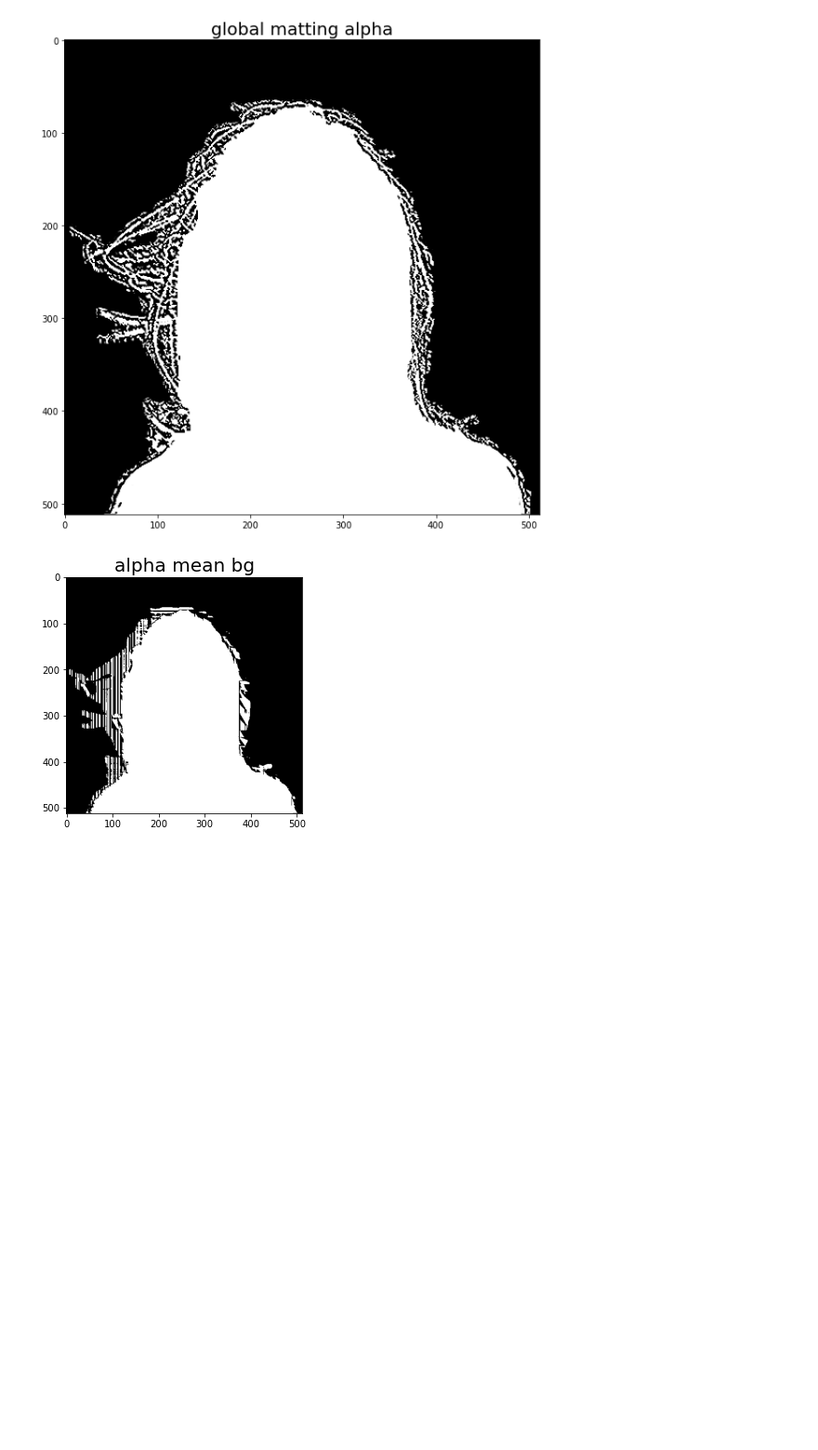
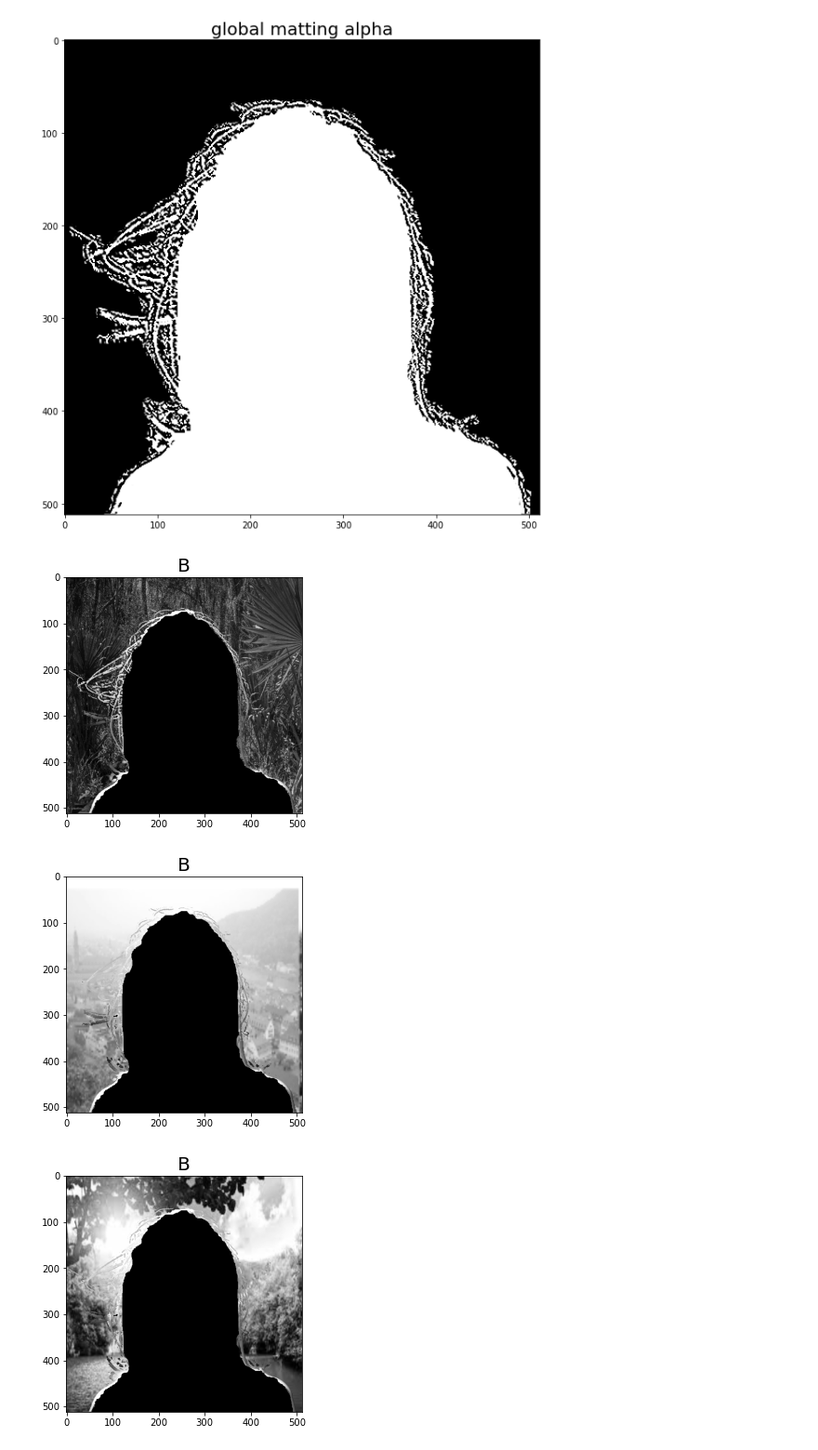
Before and after one commit to avani17101/Poisson-Matting, a Jupyter notebook: src/Matting-applications.ipynb, the cells around one changed output. Shown at 93% size. Drawn from its saved outputs; the diff is of its cells as text; code cells hidden in the pictures; blank space fills up the shorter version.

```diff
--- a/src/Matting-applications.ipynb
+++ b/src/Matting-applications.ipynb
@@ -296,54 +297,65 @@ display_img_arr([alpha], 1,1,(10,10),['global matting alpha'])
 # %%
 # with multi-bg
 T = 3
-def calc_mean_img(T,alpha_est, B,F):
-    B_mean = np.zeros((B[0].shape))
+def calc_mean_img(T,alpha_est, B_arr,F):
+
+    B_mean = np.zeros((B_arr[0].shape))
     for i in range(T):
-        B_mean += B[i]
+        B_mean += B_arr[i]
+        display_img_arr([B_arr[i]], 1,2,(10,10),['B'])
     B_mean /= T
-#     B_mean[B_mean==0] = 1
-#     F[F==0] = 1
-    mean_img = alpha_est@F+(1-alpha_est)*B_mean
+
+
+    mean_img = alpha_est*F+(np.ones((B_arr[0].shape))-alpha_est)*B_mean
+    display_img_arr([mean_img,F,B_mean,F+B_arr[0],B_mean], 3,2,(10,10),['mean img','F','B','F+B','B_mean'])
     return mean_img
 
 def grads(F,B,mask_fg,img3_gray,mask_unknown):
     diff = np.minimum(np.maximum(F-B,0),255)
-
     diff = ndimage.filters.gaussian_filter(diff, 0.9)
     diff = np.minimum(np.maximum(diff,0),255)
     grad_y,grad_x = np.gradient(img3_gray)
     diff[diff==0] = 1
     d2y_alpha, _ = np.gradient(grad_y/diff)
     _, d2x_alpha = np.gradient(grad_x/diff)
     d2alpha = d2y_alpha + d2x_alpha
     estimate_alpha = mask_fg + 0.5*mask_unknown
     return estimate_alpha,d2alpha
 
-def func_estimate_alpha(tri3, img3_gray):
+def func_estimate_alpha(tri3, img3_gray,images):
     imgs, titles = calc_masks(tri3, img3_gray)
-#     display_img_arr(imgs, 3,2,(10,10),titles)
     mask_fg,fg,mask_bg,bg,mask_unknown,unknown = imgs
 
     F,B = fb(img3_gray,mask_fg,mask_bg,mask_unknown)
-#     display_img_arr([F,B], 1,2,(10,10),['F','B'])
+    B_arr = [B]
+    for i in range(1,T):
+        _,B = fb(images[i],mask_fg,mask_bg,mask_unknown)
+        B_arr.append(B)
+#         display_img_arr([F,B], 1,2,(10,10),['F','B'])
 #     print(mask_fg.shape,fg.shape,mask_bg.shape,bg.shape,mask_unknown.shape,unknown.shape,F.shape,B.shape,img3_gray.shape)
+
+
     est_alpha,d2alpha =  grads(F,B,mask_fg,img3_gray,mask_unknown)
-    return est_alpha, F, B, d2alpha, imgs
+    return est_alpha, F, B, B_arr, d2alpha, imgs
 
-def matting_combined(tri3, img3_gray):
-    estimate_alpha, F, B,d2alpha,imgs = func_estimate_alpha(tri3, img3_gray)
+def matting_combined(tri3, img3_gray,images):
+    estimate_alpha, F, B,B_arr, d2alpha,imgs = func_estimate_alpha(tri3, img3_gray,images)
+
+
     mask_fg,fg,mask_bg,bg,mask_unknown,unknown = imgs
     alpha, _ = global_alpha_matting(estimate_alpha,d2alpha,mask_unknown, iters= 50, threshold = 0.3, beta = 1.5)
     alpha = np.minimum(np.maximum(alpha,0),1)
-    return alpha, d2alpha
+    return alpha, d2alpha, B_arr
 
 def mean_bg(tri,images):
-    alpha_est,F,B,d2alpha,imgs = func_estimate_alpha(tri, images[0])
+    alpha_est,F,B,B_arr,d2alpha,imgs = func_estimate_alpha(tri, images[0],images)
+    mean_img = calc_mean_img(3,alpha_est,B_arr ,F)
+    alpha_meanbg,d2_alpha, _ = matting_combined(tri, np.array(mean_img),images)
+    return alpha_meanbg, mean_img
 
-    mean_img = calc_mean_img(3,alpha_est, B,F)
-    alpha_meanbg,d2_alpha = matting_combined(tri, np.array(mean_img))
-    return alpha_meanbg, mean_img
 alpha_meanbg,mean_img = mean_bg(tri,im_gray)
 display_img_arr([alpha_meanbg], 1,2,(10,10),['alpha mean bg'])
 # %% [output]
-[figure, old version]
+[figure, new version]
+[figure, added]
+[figure, added]
```
Also changed, not shown: parts of 4 cells of this notebook.
